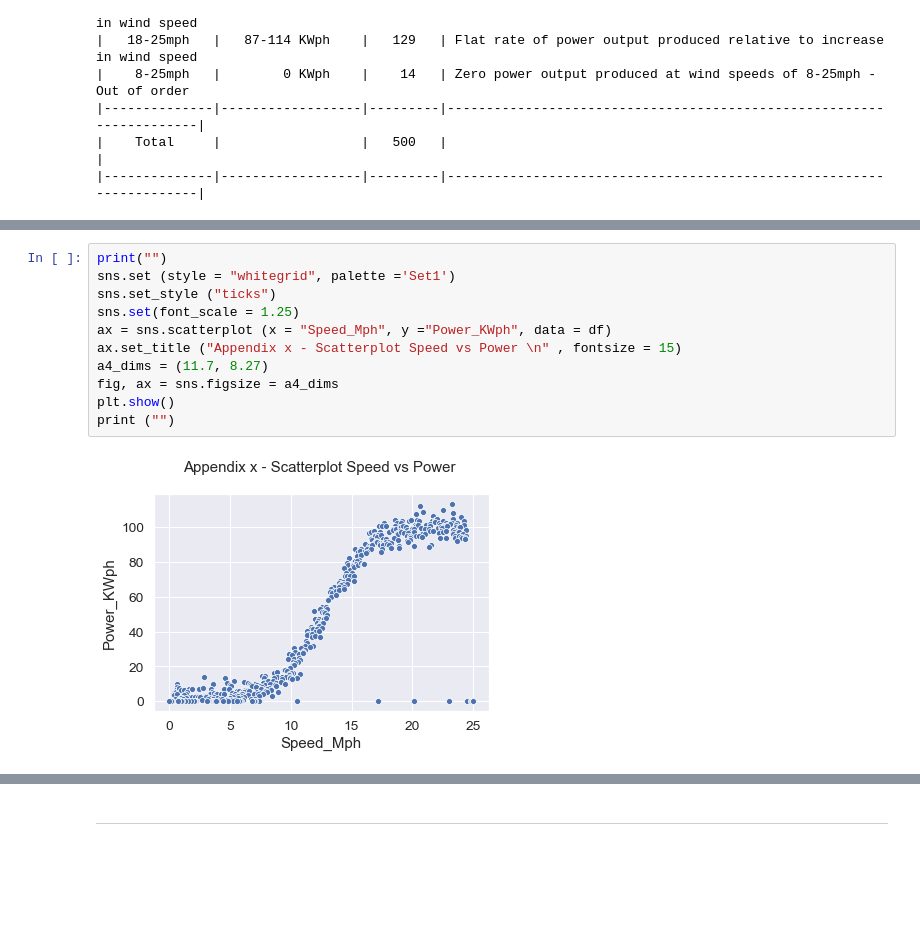
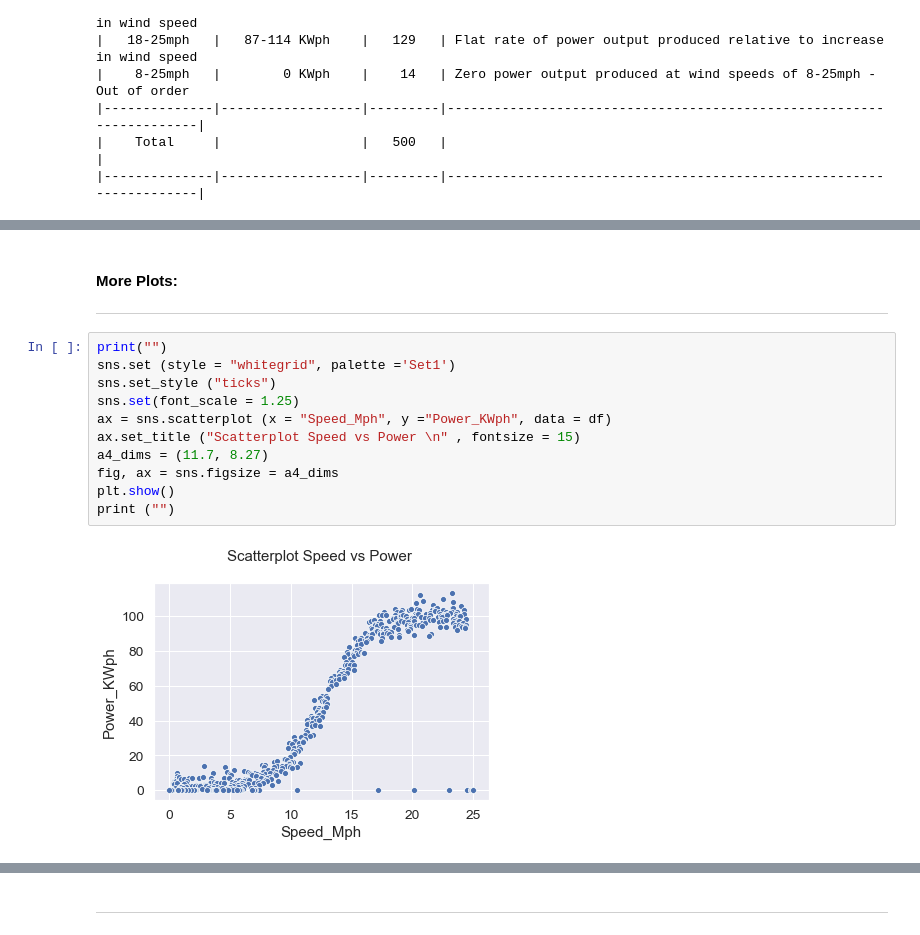
Before and after one commit to Fiona-600/Data-Analytics-2020-Project, a Jupyter notebook: Fundamentals Project 2020.ipynb, the cells around one changed output, grey strips where cells are left out. Saved outputs shown, nothing was run; the diff lists cells and outputs as text; blank space fills up the shorter version.

Commit message:
more plots added

```diff
--- a/Fundamentals Project 2020.ipynb
+++ b/Fundamentals Project 2020.ipynb
@@ -236,16 +258,19 @@ Summary of Results:
+# %% [markdown]
+#### More Plots:
+***
 # %%
 print("")
 sns.set (style = "whitegrid", palette ='Set1')
 sns.set_style ("ticks")
 sns.set(font_scale = 1.25)
 ax = sns.scatterplot (x = "Speed_Mph", y ="Power_KWph", data = df)
-ax.set_title ("Appendix x - Scatterplot Speed vs Power \n" , fontsize = 15)
+ax.set_title ("Scatterplot Speed vs Power \n" , fontsize = 15)
 a4_dims = (11.7, 8.27)
 fig, ax = sns.figsize = a4_dims
 plt.show()
 print ("")
 # %% [output]
-[figure, old version]
+[figure, new version]
 # %%
 # SCATTERPLOT - WITH REGRESSION LINES
 # Ref Source: https://stackoverflow.com/questions/46307941/how-can-i-add-title-on-seaborn-lmplot
```
Also changed, not shown: parts of 16 cells of this notebook.
